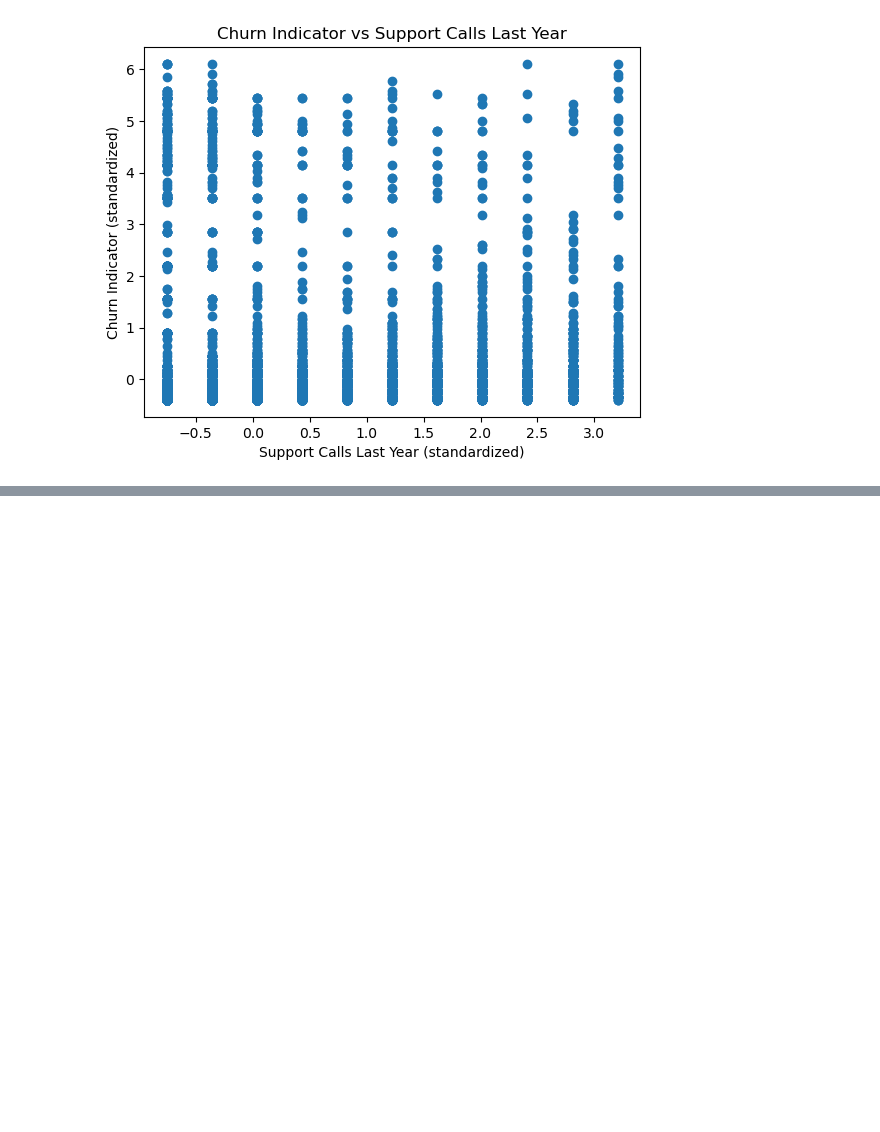
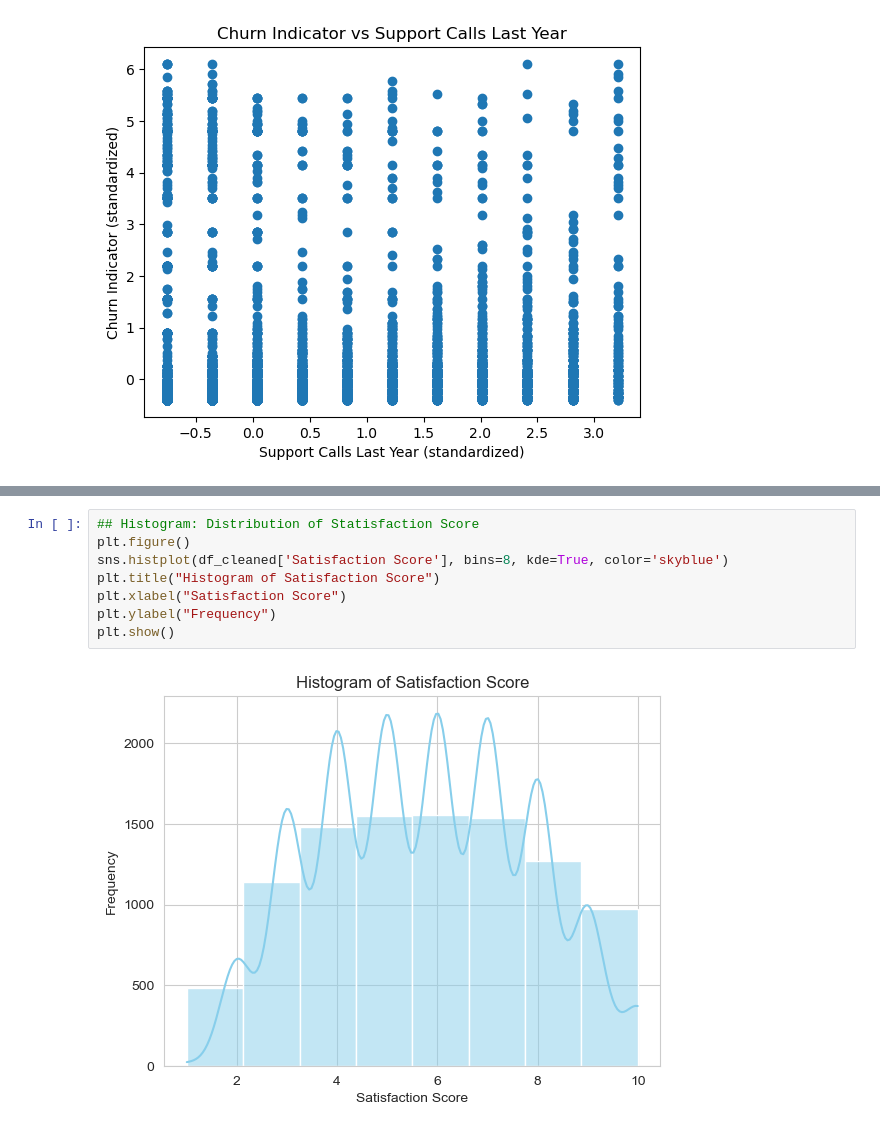
Before and after one commit to Tanairis01Janes/Final_Project-Python_Lady, a Jupyter notebook: Final Project.ipynb, the cells around one changed output, grey strips where cells are left out. Drawn from its saved outputs; the diff is of its cells as text; blank space fills up the shorter version.

```diff
--- a/Final Project.ipynb
+++ b/Final Project.ipynb
@@ -578,0 +629,10 @@ plt.show()
+# %%
+## Histogram: Distribution of Statisfaction Score
+plt.figure()
+sns.histplot(df_cleaned['Satisfaction Score'], bins=8, kde=True, color='skyblue')
+plt.title("Histogram of Satisfaction Score")
+plt.xlabel("Satisfaction Score")
+plt.ylabel("Frequency")
+plt.show()
+# %% [output]
+[figure, added]
```
Also changed, not shown: parts of 11 cells of this notebook.
